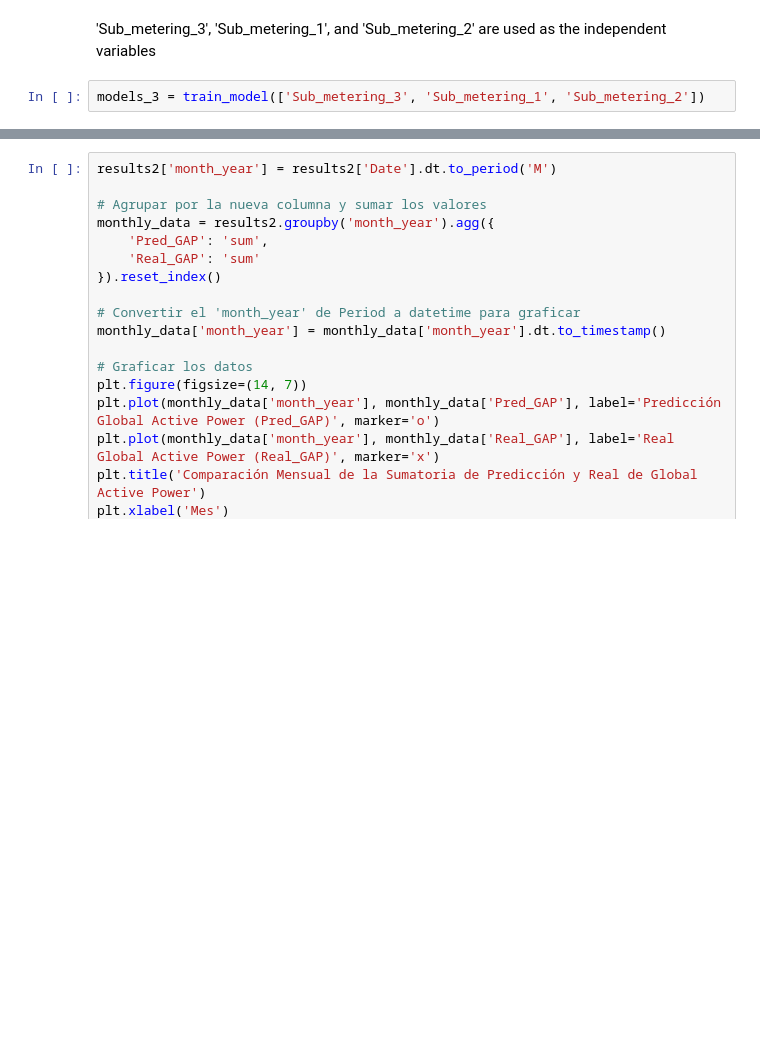
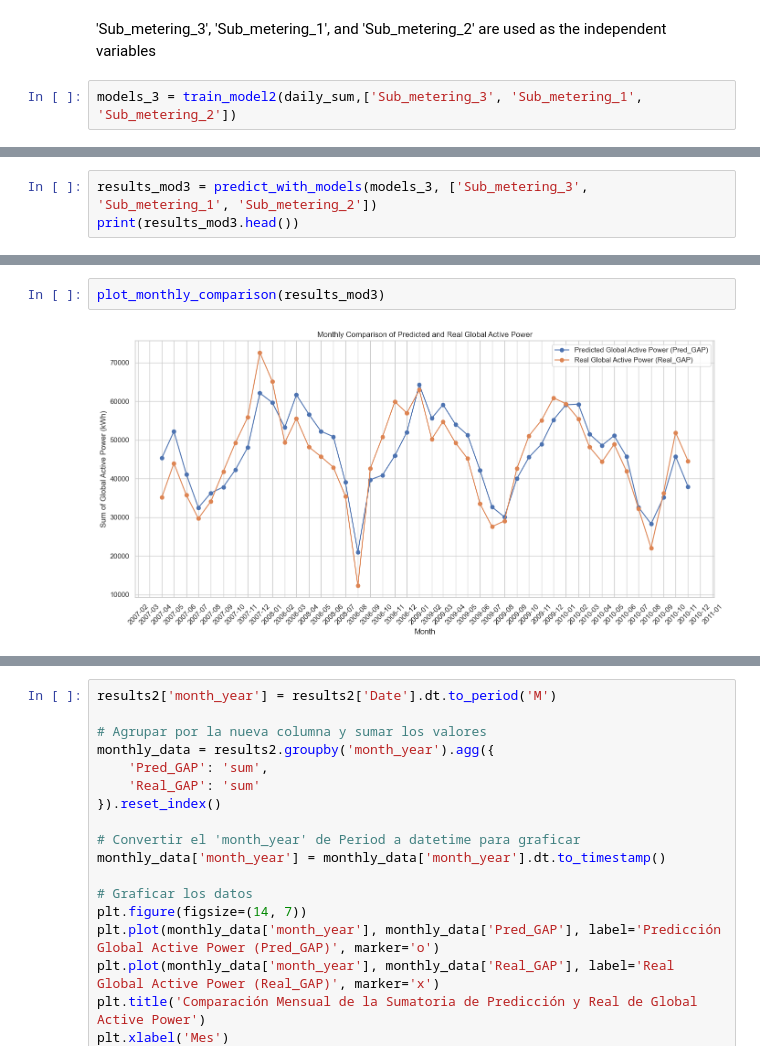
Before and after one commit to matgoni/Household_Power_Consumption, a Jupyter notebook: IHPC.ipynb, the cells around one changed output, grey strips where cells are left out. Saved outputs shown, nothing was run; the diff lists cells and outputs as text; blank space fills up the shorter version.

```diff
--- a/IHPC.ipynb
+++ b/IHPC.ipynb
@@ -342,5 +359,5 @@ models_2 = train_model(['Sub_metering_3', 'Sub_metering_1'])
 # %% [markdown]
 'Sub_metering_3', 'Sub_metering_1', and 'Sub_metering_2' are used as the independent variables
 # %%
-models_3 = train_model(['Sub_metering_3', 'Sub_metering_1', 'Sub_metering_2'])
+models_3 = train_model2(daily_sum,['Sub_metering_3', 'Sub_metering_1', 'Sub_metering_2'])
 # %% [markdown]
@@ -347,0 +420,3 @@ models_3 = train_model(['Sub_metering_3', 'Sub_metering_1', 'Sub_metering_2'])
+# %%
+results_mod3 = predict_with_models(models_3, ['Sub_metering_3', 'Sub_metering_1', 'Sub_metering_2'])
+print(results_mod3.head())
@@ -397 +513,5 @@ print(results.head())
+# %%
+plot_monthly_comparison(results_mod3)
+# %% [output]
+[figure, added]
 # %%
```
Also changed, not shown: parts of 17 cells of this notebook.
